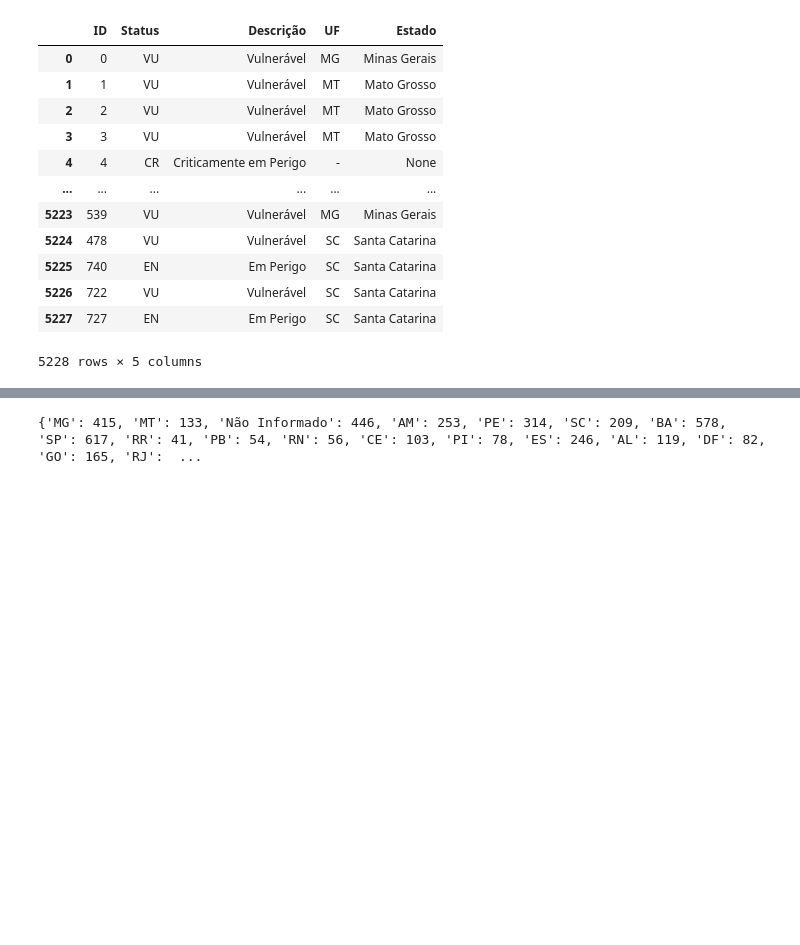
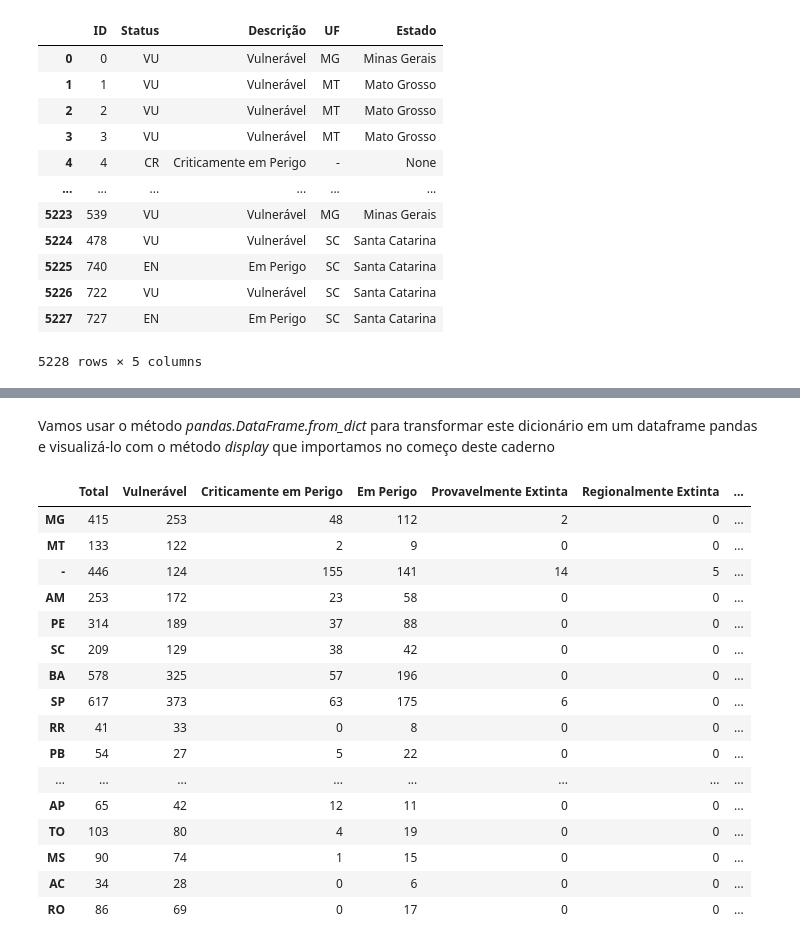
Before and after one commit to fesmazz/Projetos, a Jupyter notebook: Fauna/fauna.ipynb, the cells around one changed output, grey strips where cells are left out. Drawn from its saved outputs; the diff is of its cells as text; code cells hidden in the pictures; blank space fills up the shorter version.

```diff
--- a/Fauna/fauna.ipynb
+++ b/Fauna/fauna.ipynb
@@ -621,19 +643,63 @@ display(dados)
 # %%
 ufs = dados["UF"].unique() #recupera as strings únicas presentes na coluna UF do dataframe dados (i.e, as siglas das UFs)
-count_uf = dict()
+categorias = dados["Descrição"].unique()
+counts_uf = dict()
+
 for uf in ufs:
-    if uf is None:
-        continue
-    subset = dados["UF"] == uf
-    count = dados[subset]["UF"].count()
-    if uf == "-": uf = "Não Informado"
+
+    if uf is None: continue #ignore as linhas sem UF
+    subset_uf = dados["UF"] == uf
+    count_uf = dados[subset_uf]["UF"].count()
     if uf.find("/") != -1: #para os casos em que há várias siglas separadas por "/",
         split = re.split("/", uf) # dividimos a string
-        for i in range(len(split)): # e adicionamos o valor de count a cada uma das siglas presentes
-            count_uf[split[i]] = count_uf.get(split[i], 0) + count
+        for i in range(len(split)):
+
+            if split[i] in counts_uf: #checamos se cada uma das siglas já possui um dicionário equivalente em count_uf
+                pass
+            else: #adicionamos o dicionário, se não existir
+                counts_uf[split[i]] = dict()
+
+            counts_uf[split[i]]["Total"] = counts_uf[split[i]].get("Total", 0) + count_uf # adicionamos count_uf à chave "Total" para o dicionário de cada uma das siglas extraídas da string
+
+            for categoria in categorias:
+                subset_cat = dados[(dados["Descrição"] == categoria) & (dados["UF"] == uf)]
+                count_cat = subset_cat["Descrição"].count()
+                counts_uf[split[i]][categoria] = counts_uf[split[i]].get(categoria, 0) + count_cat
     else:
-        count_uf[uf] = count_uf.get(uf, 0) + count
 
-print (count_uf)
+        if uf in counts_uf: #análogo aos últimos comentários
+            pass
+        else:
+            counts_uf[uf] = dict()
+
+        counts_uf[uf]["Total"] = counts_uf.get("Total", 0) + count_uf
+
+        for categoria in categorias:
+                subset_cat = dados[(dados["Descrição"] == categoria) & (dados["UF"] == uf)]
+                count_cat = subset_cat["Descrição"].count()
+                if categoria is None: categoria = "Não Informado"
+                counts_uf[uf][categoria] = counts_uf[uf].get(categoria, 0) + count_cat
-# %% [output]
-{'MG': 415, 'MT': 133, 'Não Informado': 446, 'AM': 253, 'PE': 314, 'SC': 209, 'BA': 578, 'SP': 617, 'RR': 41, 'PB': 54, 'RN': 56, 'CE': 103, 'PI': 78, 'ES': 246, 'AL': 119, 'DF': 82, 'GO': 165, 'RJ':  ...
+# %% [markdown]
+Vamos usar o método _pandas.DataFrame.from_dict_ para transformar este dicionário em um dataframe pandas e visualizá-lo com o método _display_ que importamos no começo deste caderno
+# %%
+colunas = counts_uf["MG"].keys()
+totais_uf = pd.DataFrame.from_dict(counts_uf, orient="index", columns = colunas)
+display(totais_uf)
+# %% [output]
+|  | Total | Vulnerável | Criticamente em Perigo | Em Perigo | Provavelmente Extinta | Regionalmente Extinta | ... |
+| MG | 415 | 253 | 48 | 112 | 2 | 0 | ... |
+| MT | 133 | 122 | 2 | 9 | 0 | 0 | ... |
+| - | 446 | 124 | 155 | 141 | 14 | 5 | ... |
+| AM | 253 | 172 | 23 | 58 | 0 | 0 | ... |
+| PE | 314 | 189 | 37 | 88 | 0 | 0 | ... |
+| SC | 209 | 129 | 38 | 42 | 0 | 0 | ... |
+| BA | 578 | 325 | 57 | 196 | 0 | 0 | ... |
+| SP | 617 | 373 | 63 | 175 | 6 | 0 | ... |
+| RR | 41 | 33 | 0 | 8 | 0 | 0 | ... |
+| PB | 54 | 27 | 5 | 22 | 0 | 0 | ... |
+| ... | ... | ... | ... | ... | ... | ... | ... |
+| AP | 65 | 42 | 12 | 11 | 0 | 0 | ... |
+| TO | 103 | 80 | 4 | 19 | 0 | 0 | ... |
+| MS | 90 | 74 | 1 | 15 | 0 | 0 | ... |
+| AC | 34 | 28 | 0 | 6 | 0 | 0 | ... |
+| RO | 86 | 69 | 0 | 17 | 0 | 0 | ... |
```
Also changed, not shown: parts of 5 cells of this notebook.
